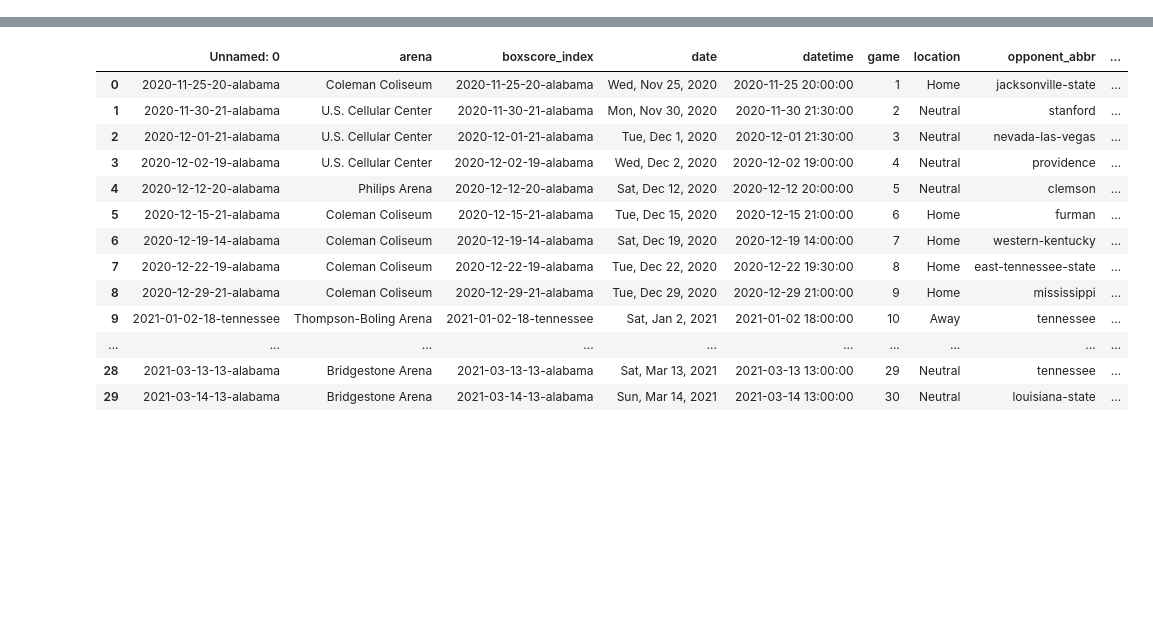
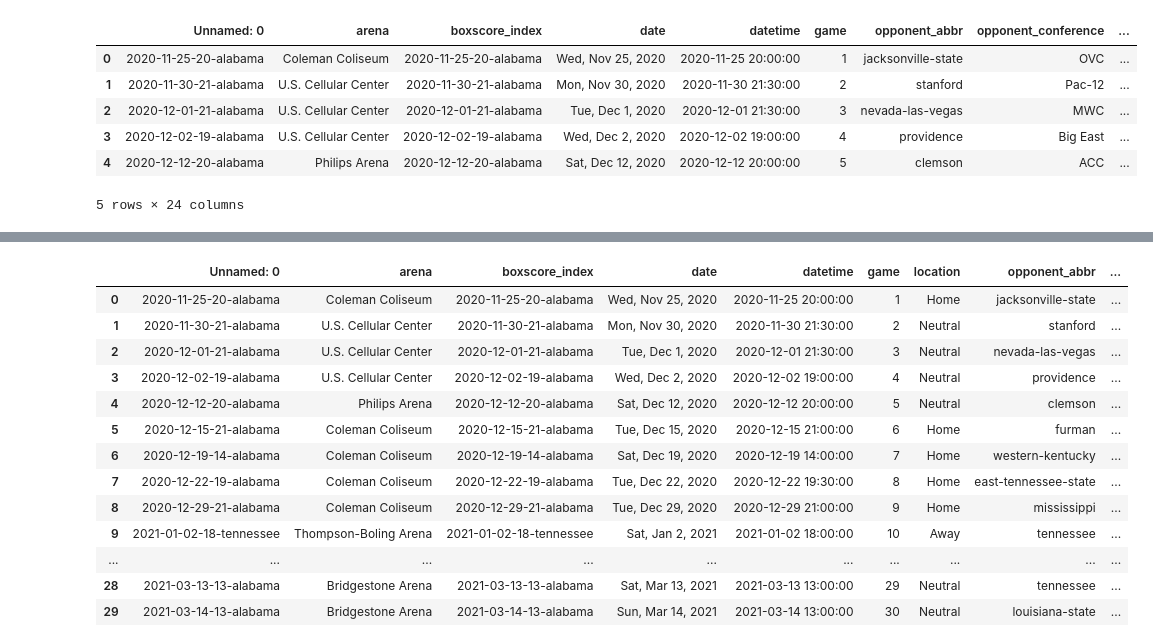
Before and after one commit to gaulight42/bball1, a Jupyter notebook: ncaaBball2022.ipynb, the cells around one changed output, grey strips where cells are left out. Cells and saved outputs as stored; diff of their text form; code cells hidden in the pictures; blank space fills up the shorter version.

```diff
--- a/ncaaBball2022.ipynb
+++ b/ncaaBball2022.ipynb
@@ -81,0 +105,13 @@ df.head()
+# %%
+bdf = df
+
+bdf = pd.get_dummies(bdf,prefix=['location'], columns = ['location'])
+bdf.head()
+# %% [output]
+|  | Unnamed: 0 | arena | boxscore_index | date | datetime | game | opponent_abbr | opponent_conference | ... |
+| 0 | 2020-11-25-20-alabama | Coleman Coliseum | 2020-11-25-20-alabama | Wed, Nov 25, 2020 | 2020-11-25 20:00:00 | 1 | jacksonville-state | OVC | ... |
+| 1 | 2020-11-30-21-alabama | U.S. Cellular Center | 2020-11-30-21-alabama | Mon, Nov 30, 2020 | 2020-11-30 21:30:00 | 2 | stanford | Pac-12 | ... |
+| 2 | 2020-12-01-21-alabama | U.S. Cellular Center | 2020-12-01-21-alabama | Tue, Dec 1, 2020 | 2020-12-01 21:30:00 | 3 | nevada-las-vegas | MWC | ... |
+| 3 | 2020-12-02-19-alabama | U.S. Cellular Center | 2020-12-02-19-alabama | Wed, Dec 2, 2020 | 2020-12-02 19:00:00 | 4 | providence | Big East | ... |
+| 4 | 2020-12-12-20-alabama | Philips Arena | 2020-12-12-20-alabama | Sat, Dec 12, 2020 | 2020-12-12 20:00:00 | 5 | clemson | ACC | ... |
+5 rows × 24 columns
```
Also changed, not shown: parts of 22 cells of this notebook.
